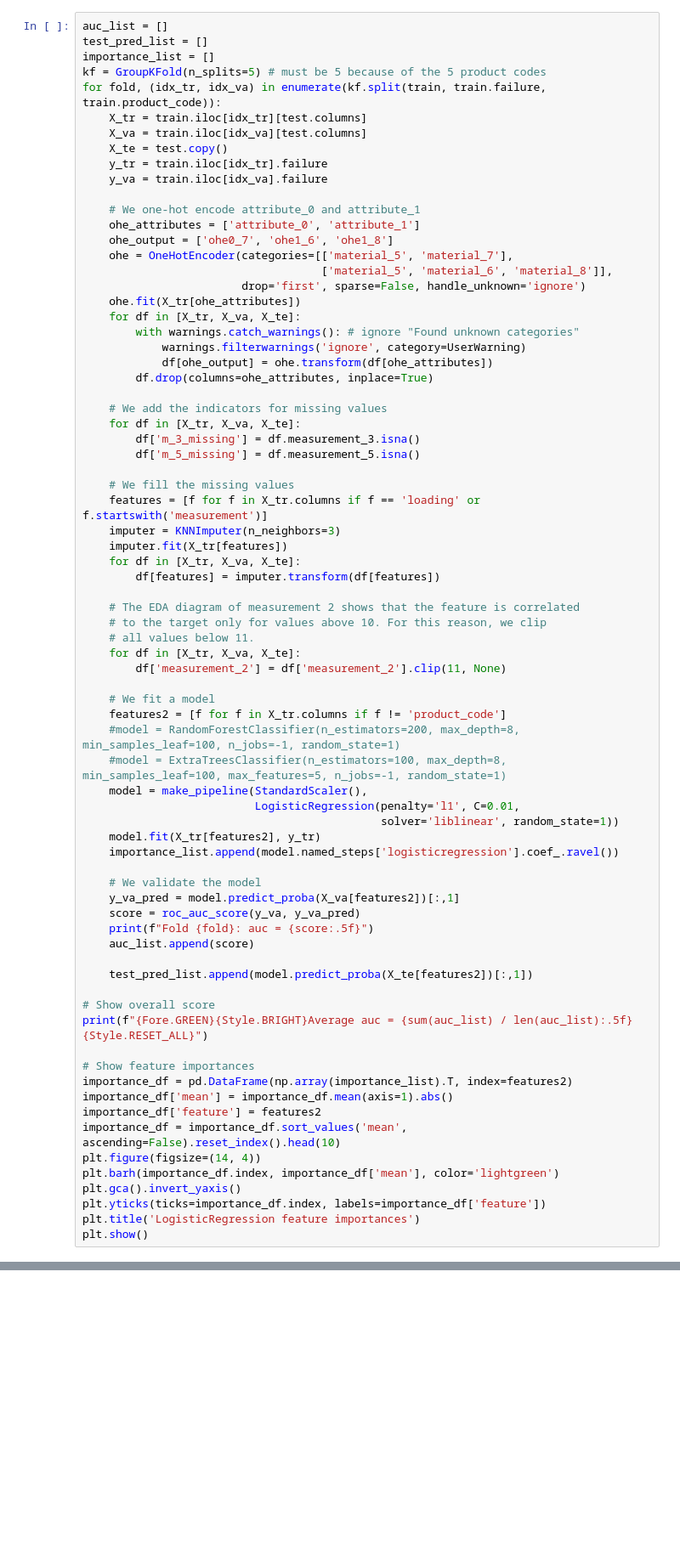
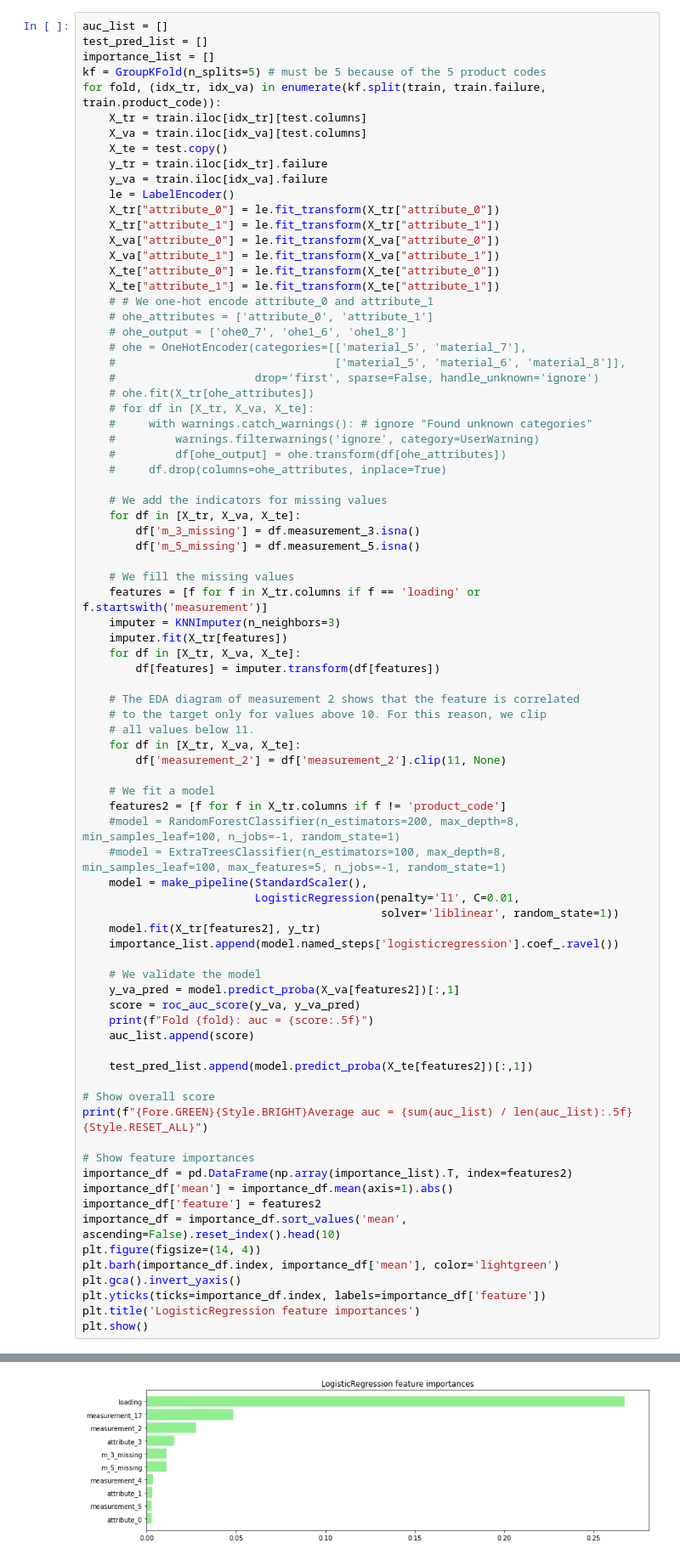
Before and after one commit to mahdiislam79/Product_failure_prediction, a Jupyter notebook: Predict_product_failures.ipynb, the cells around one changed output, grey strips where cells are left out. Shown: that part at 85% size. Cells and saved outputs as stored; diff of their text form; blank space fills up the shorter version.

```diff
--- a/Predict_product_failures.ipynb
+++ b/Predict_product_failures.ipynb
@@ -415,19 +423,25 @@ for fold, (idx_tr, idx_va) in enumerate(kf.split(train, train.failure, train.pro
     X_te = test.copy()
     y_tr = train.iloc[idx_tr].failure
     y_va = train.iloc[idx_va].failure
-
-    # We one-hot encode attribute_0 and attribute_1
-    ohe_attributes = ['attribute_0', 'attribute_1']
-    ohe_output = ['ohe0_7', 'ohe1_6', 'ohe1_8']
-    ohe = OneHotEncoder(categories=[['material_5', 'material_7'],
-                                    ['material_5', 'material_6', 'material_8']],
-                        drop='first', sparse=False, handle_unknown='ignore')
-    ohe.fit(X_tr[ohe_attributes])
-    for df in [X_tr, X_va, X_te]:
-        with warnings.catch_warnings(): # ignore "Found unknown categories"
-            warnings.filterwarnings('ignore', category=UserWarning)
-            df[ohe_output] = ohe.transform(df[ohe_attributes])
-        df.drop(columns=ohe_attributes, inplace=True)
+    le = LabelEncoder()
+    X_tr["attribute_0"] = le.fit_transform(X_tr["attribute_0"])
+    X_tr["attribute_1"] = le.fit_transform(X_tr["attribute_1"])
+    X_va["attribute_0"] = le.fit_transform(X_va["attribute_0"])
+    X_va["attribute_1"] = le.fit_transform(X_va["attribute_1"])
+    X_te["attribute_0"] = le.fit_transform(X_te["attribute_0"])
+    X_te["attribute_1"] = le.fit_transform(X_te["attribute_1"])
+    # # We one-hot encode attribute_0 and attribute_1
+    # ohe_attributes = ['attribute_0', 'attribute_1']
+    # ohe_output = ['ohe0_7', 'ohe1_6', 'ohe1_8']
+    # ohe = OneHotEncoder(categories=[['material_5', 'material_7'],
+    #                                 ['material_5', 'material_6', 'material_8']],
+    #                     drop='first', sparse=False, handle_unknown='ignore')
+    # ohe.fit(X_tr[ohe_attributes])
+    # for df in [X_tr, X_va, X_te]:
+    #     with warnings.catch_warnings(): # ignore "Found unknown categories"
+    #         warnings.filterwarnings('ignore', category=UserWarning)
+    #         df[ohe_output] = ohe.transform(df[ohe_attributes])
+    #     df.drop(columns=ohe_attributes, inplace=True)
 
     # We add the indicators for missing values
     for df in [X_tr, X_va, X_te]:
@@ -483,0 +503 @@ ValueError: `handle_unknown` must be 'error' when the drop parameter is specifie
+[figure, added]
```
Also changed, not shown: parts of 4 cells of this notebook.
